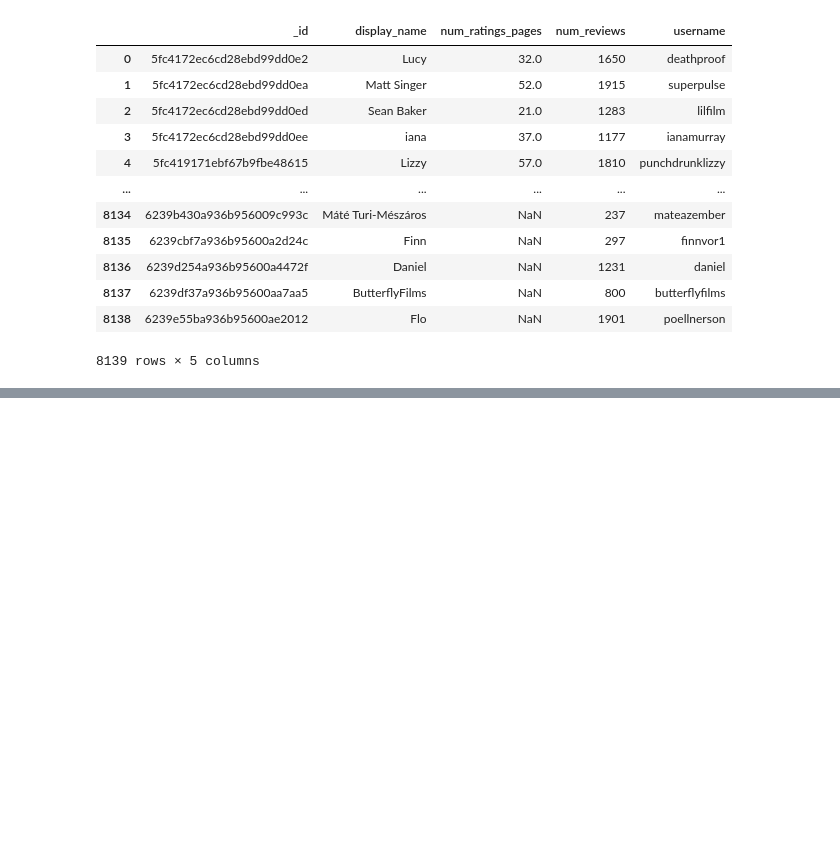
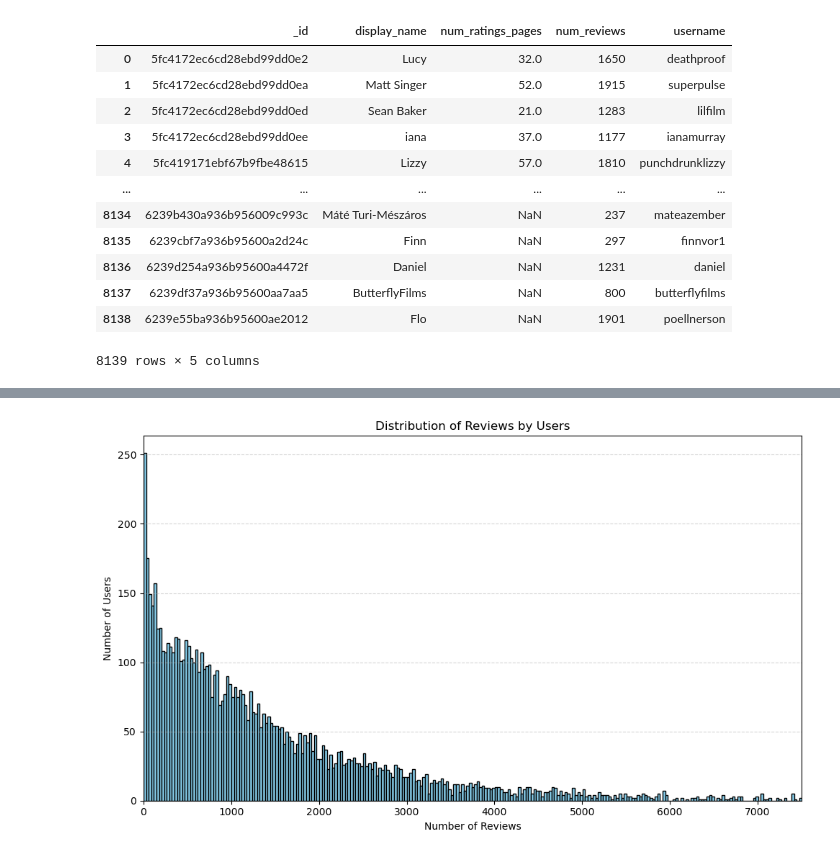
Before and after one commit to colebpotts/Letterboxd-Movie-Recommender, a Jupyter notebook: notebooks/Capstone.ipynb, the cells around one changed output, grey strips where cells are left out. Cells and saved outputs as stored; diff of their text form; code cells hidden in the pictures; blank space fills up the shorter version.

```diff
--- a/notebooks/Capstone.ipynb
+++ b/notebooks/Capstone.ipynb
@@ -60,0 +400,19 @@ users_df
+# %%
+# Counting the number of reviews per user
+reviews_per_user = ratings_df['user_id'].value_counts()
+
+# Filtering out users with more than 15000 reviews
+reviews_per_user = reviews_per_user[reviews_per_user <= 15000]
+# %%
+# Plotting the distribution of reviews by users
+plt.figure(figsize=(10, 6))
+plt.hist(reviews_per_user, bins=3000, color='skyblue', edgecolor='black')
+plt.xlabel('Number of Reviews')
+plt.ylabel('Number of Users')
+plt.title('Distribution of Reviews by Users')
+plt.grid(axis='y', linestyle='--', alpha=0.5)
+plt.xlim(0, 7500)  # Limiting x-axis to focus on majority of users
+plt.tight_layout()
+plt.show()
+# %% [output]
+[figure, added]
```
Also changed, not shown: parts of 52 cells of this notebook, 2 other files.
